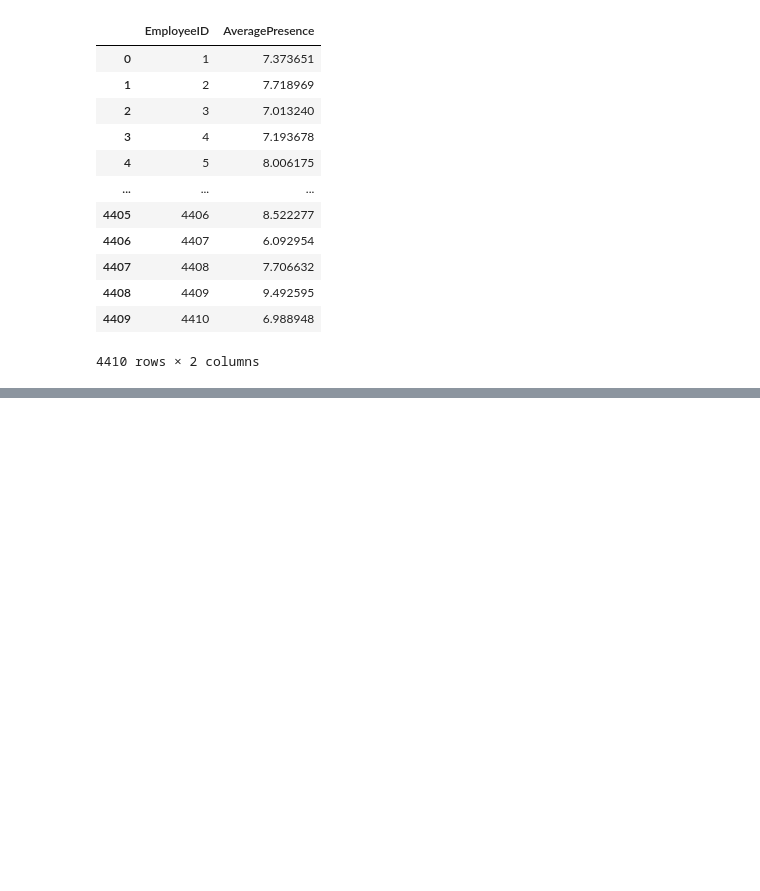
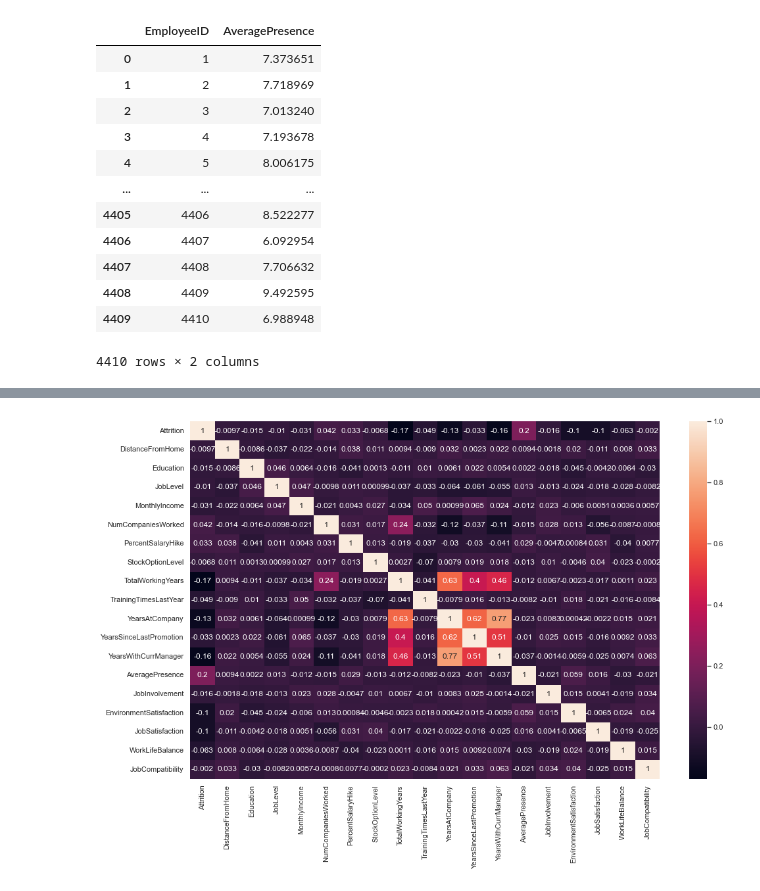
Before and after one commit to Aminedx/IA, a Jupyter notebook: Projet.ipynb, the cells around one changed output, grey strips where cells are left out. Cells and saved outputs as stored; diff of their text form; code cells hidden in the pictures; blank space fills up the shorter version.

```diff
--- a/Projet.ipynb
+++ b/Projet.ipynb
@@ -419,20 +505,26 @@ general_data_copy.info()
 # %%
 #Suppresion des données pour raison éthique
 general_data_copy.drop(['EmployeeID', 'Age', 'Gender', 'MaritalStatus'], axis=1, inplace=True)
+# %%
+#suppression de la colonne PerformanceRating, ses données ne sont pas pertinentes
+general_data_copy.drop('PerformanceRating', axis=1, inplace=True)
 # %%
 #On cherche la corrélation entre les données
 
 import seaborn as sns
 sns.set()
 
 corr_cols = general_data_copy
 corr = corr_cols.corr()
 plt.figure(figsize=(16,10))
 sns.heatmap(corr,annot=True)
 
 # Création du dossier pour les graphiques s'il n'existe pas
 folder_name = 'analyse'
 os.makedirs(folder_name, exist_ok=True)
 plt.savefig(f'{folder_name}/correlation_matrix.png', bbox_inches='tight', facecolor='white')
 
 plt.show()
+corr
+# %% [output]
+[figure, added]
```
Also changed, not shown: parts of 54 cells of this notebook.
